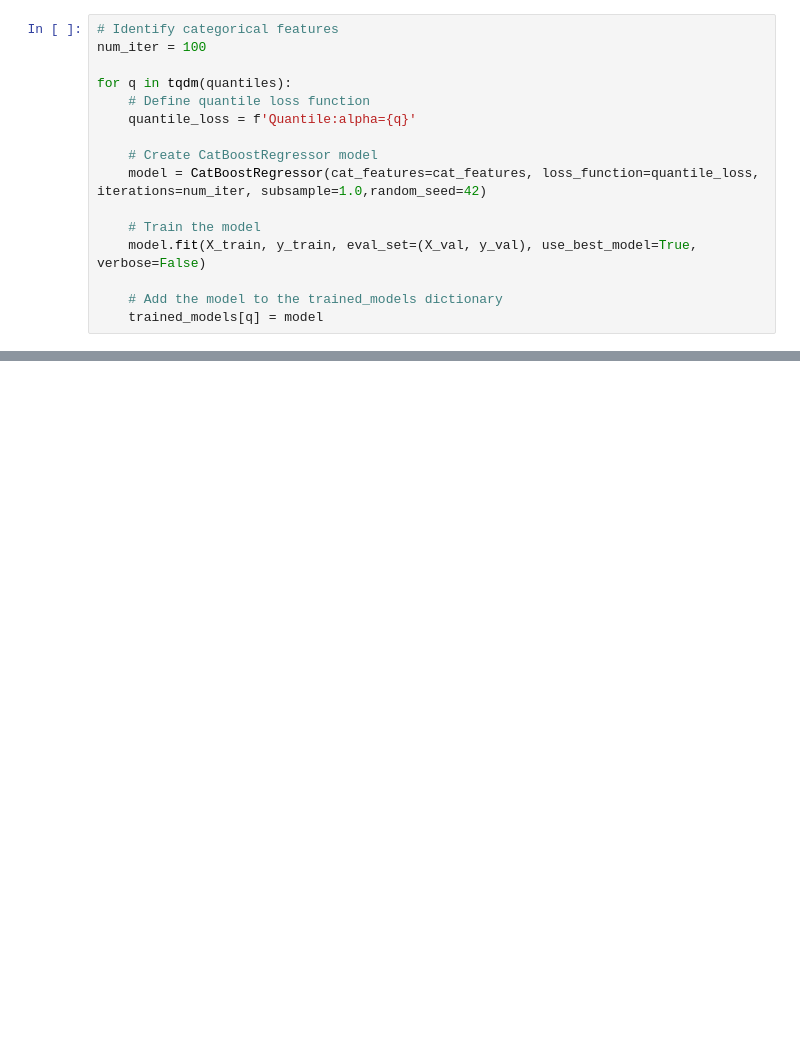
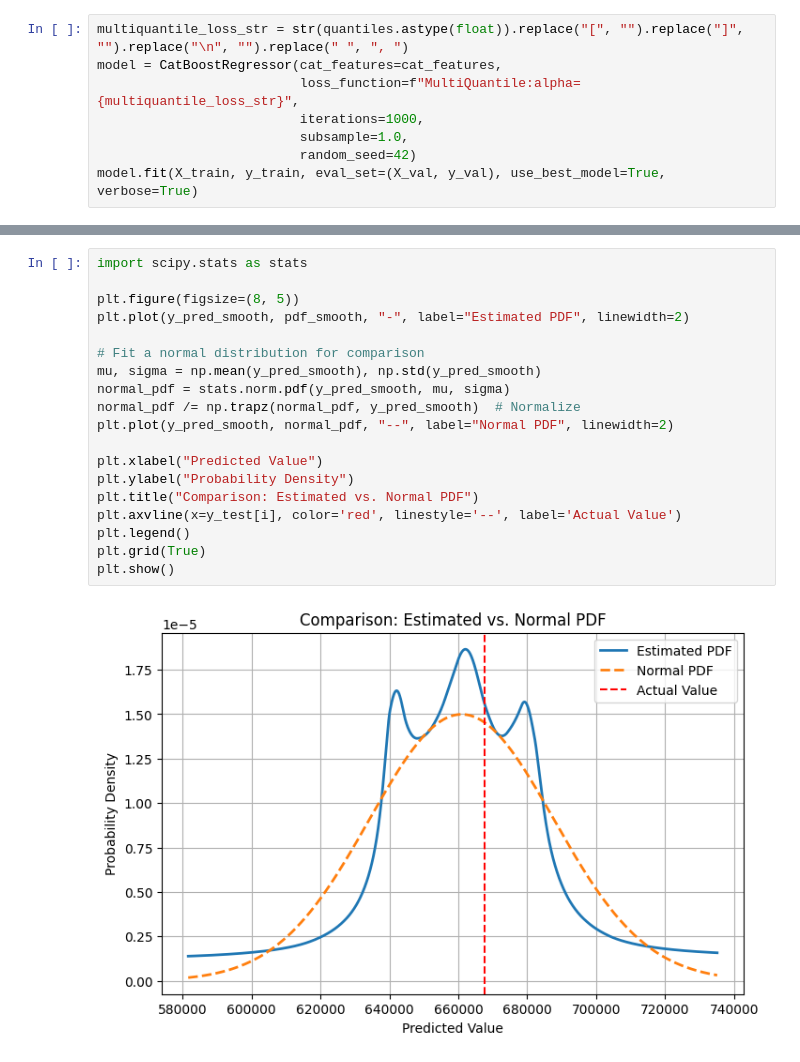
Before and after one commit to fastovetsilya/ProbGBT, a Jupyter notebook: prob_gbt/prob_gbt/train_gbt.ipynb, the cells around one changed output, grey strips where cells are left out. Cells and saved outputs as stored; diff of their text form; blank space fills up the shorter version.

```diff
--- a/prob_gbt/prob_gbt/train_gbt.ipynb
+++ b/prob_gbt/prob_gbt/train_gbt.ipynb
@@ -83,16 +89,8 @@ trained_models = {}
 # %%
-# Identify categorical features
-num_iter = 100
-
-for q in tqdm(quantiles):
-    # Define quantile loss function
-    quantile_loss = f'Quantile:alpha={q}'
-
-    # Create CatBoostRegressor model
-    model = CatBoostRegressor(cat_features=cat_features, loss_function=quantile_loss, iterations=num_iter, subsample=1.0,random_seed=42)
-
-    # Train the model
-    model.fit(X_train, y_train, eval_set=(X_val, y_val), use_best_model=True, verbose=False)
-
-    # Add the model to the trained_models dictionary
-    trained_models[q] = model
+multiquantile_loss_str = str(quantiles.astype(float)).replace("[", "").replace("]", "").replace("\n", "").replace(" ", ", ")
+model = CatBoostRegressor(cat_features=cat_features,
+                          loss_function=f"MultiQuantile:alpha={multiquantile_loss_str}",
+                          iterations=1000,
+                          subsample=1.0,
+                          random_seed=42)
+model.fit(X_train, y_train, eval_set=(X_val, y_val), use_best_model=True, verbose=True)
@@ -363,0 +173,21 @@ Early stopping at epoch 9292
+# %%
+import scipy.stats as stats
+
+plt.figure(figsize=(8, 5))
+plt.plot(y_pred_smooth, pdf_smooth, "-", label="Estimated PDF", linewidth=2)
+
+# Fit a normal distribution for comparison
+mu, sigma = np.mean(y_pred_smooth), np.std(y_pred_smooth)
+normal_pdf = stats.norm.pdf(y_pred_smooth, mu, sigma)
+normal_pdf /= np.trapz(normal_pdf, y_pred_smooth)  # Normalize
+plt.plot(y_pred_smooth, normal_pdf, "--", label="Normal PDF", linewidth=2)
+
+plt.xlabel("Predicted Value")
+plt.ylabel("Probability Density")
+plt.title("Comparison: Estimated vs. Normal PDF")
+plt.axvline(x=y_test[i], color='red', linestyle='--', label='Actual Value')
+plt.legend()
+plt.grid(True)
+plt.show()
+# %% [output]
+[figure, added]
```
Also changed, not shown: parts of 16 cells of this notebook, 9 other files.
